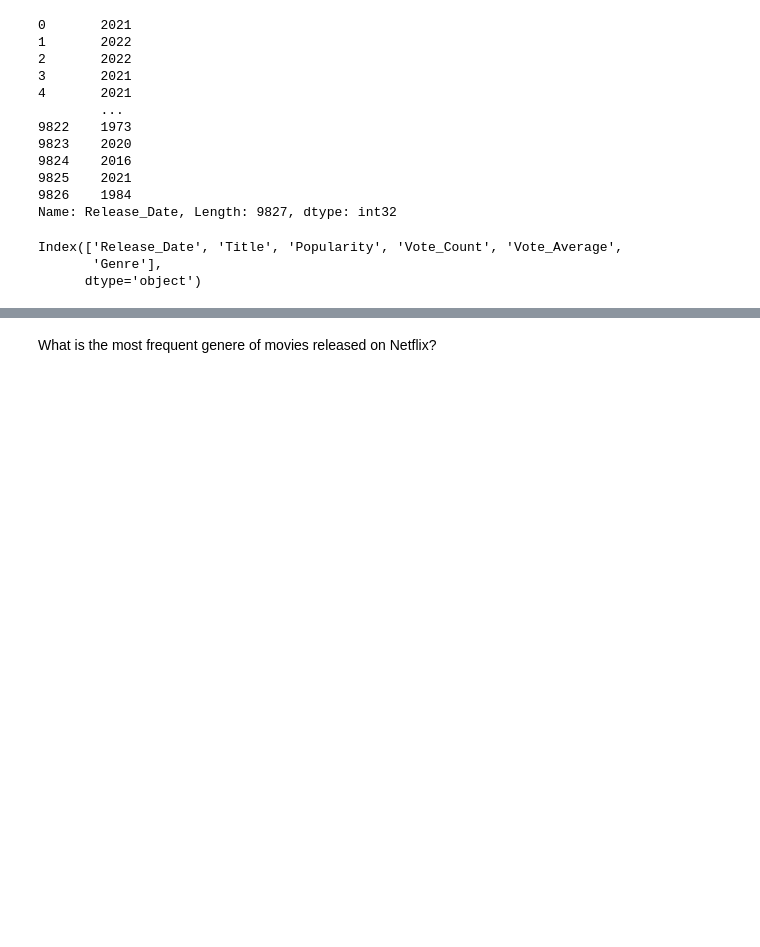
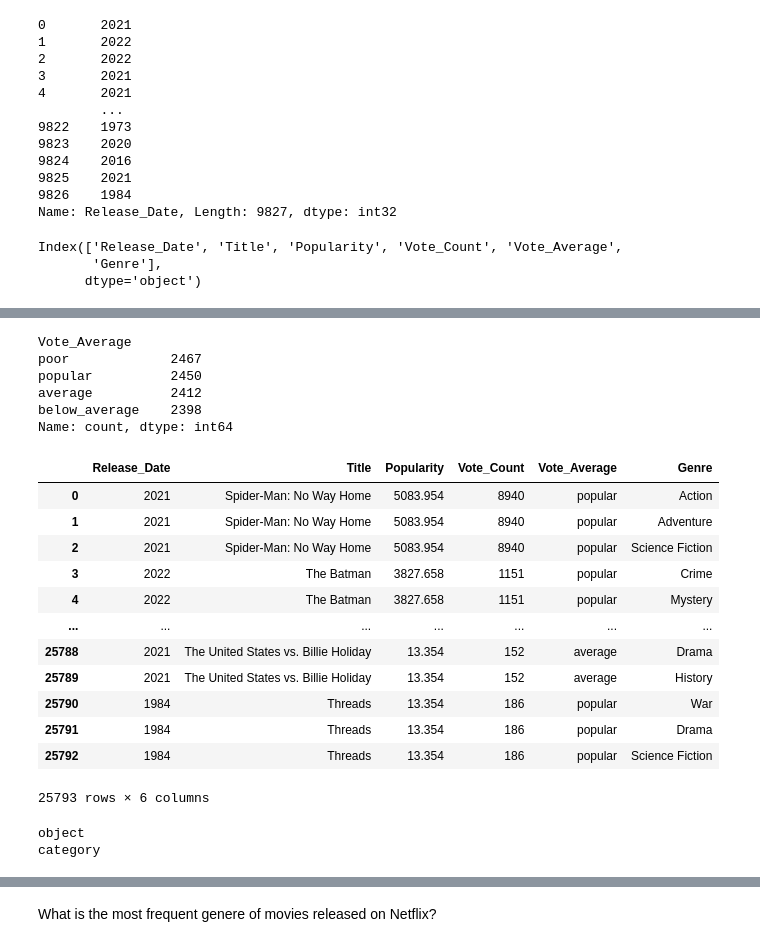
Before and after one commit to bhavikbagul/EDA, a Jupyter notebook: eda-netflixdb.ipynb, the cells around one changed output, grey strips where cells are left out. Cells and saved outputs as stored; diff of their text form; code cells hidden in the pictures; blank space fills up the shorter version.

```diff
--- a/eda-netflixdb.ipynb
+++ b/eda-netflixdb.ipynb
@@ -98,0 +126,34 @@ def categorize_col(df, col, labels):
+# %%
+df['Vote_Average'].value_counts()
+# %% [output]
+Vote_Average
+poor             2467
+popular          2450
+average          2412
+below_average    2398
+Name: count, dtype: int64
+# %%
+df['Genre'] = df['Genre'].str.split(', ') #convert to list
+df = df.explode('Genre').reset_index(drop=True)
+df
+# %% [output]
+|  | Release_Date | Title | Popularity | Vote_Count | Vote_Average | Genre |
+| 0 | 2021 | Spider-Man: No Way Home | 5083.954 | 8940 | popular | Action |
+| 1 | 2021 | Spider-Man: No Way Home | 5083.954 | 8940 | popular | Adventure |
+| 2 | 2021 | Spider-Man: No Way Home | 5083.954 | 8940 | popular | Science Fiction |
+| 3 | 2022 | The Batman | 3827.658 | 1151 | popular | Crime |
+| 4 | 2022 | The Batman | 3827.658 | 1151 | popular | Mystery |
+| ... | ... | ... | ... | ... | ... | ... |
+| 25788 | 2021 | The United States vs. Billie Holiday | 13.354 | 152 | average | Drama |
+| 25789 | 2021 | The United States vs. Billie Holiday | 13.354 | 152 | average | History |
+| 25790 | 1984 | Threads | 13.354 | 186 | popular | War |
+| 25791 | 1984 | Threads | 13.354 | 186 | popular | Drama |
+| 25792 | 1984 | Threads | 13.354 | 186 | popular | Science Fiction |
+25793 rows × 6 columns
+# %%
+print(df['Genre'].dtypes) #data type is object will covert it to category
+df['Genre'] = df['Genre'].astype('category')
+print(df['Genre'].dtypes)
+# %% [output]
+object
+category
```
Also changed, not shown: parts of 18 cells of this notebook.
